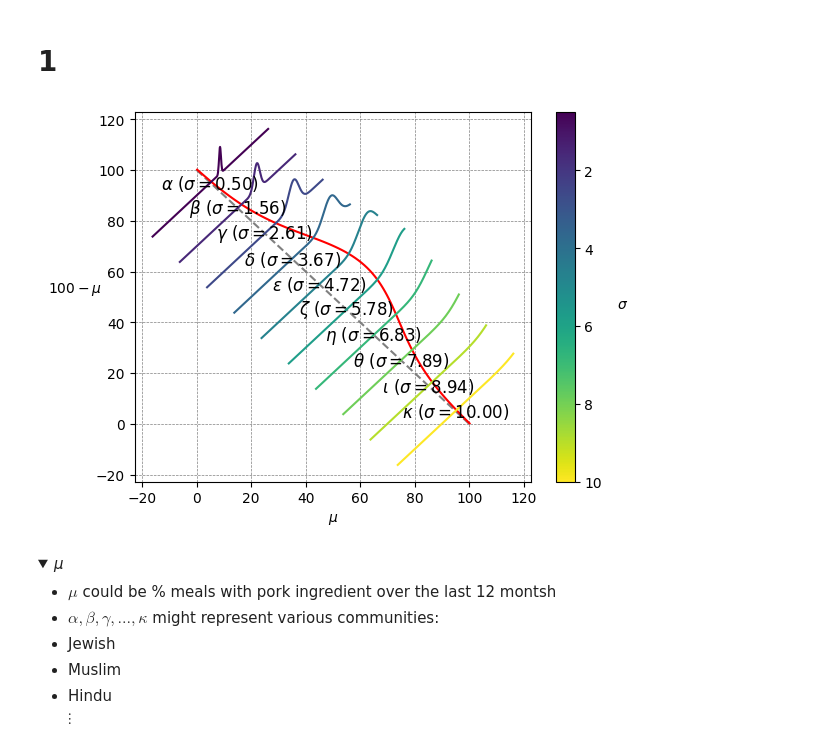
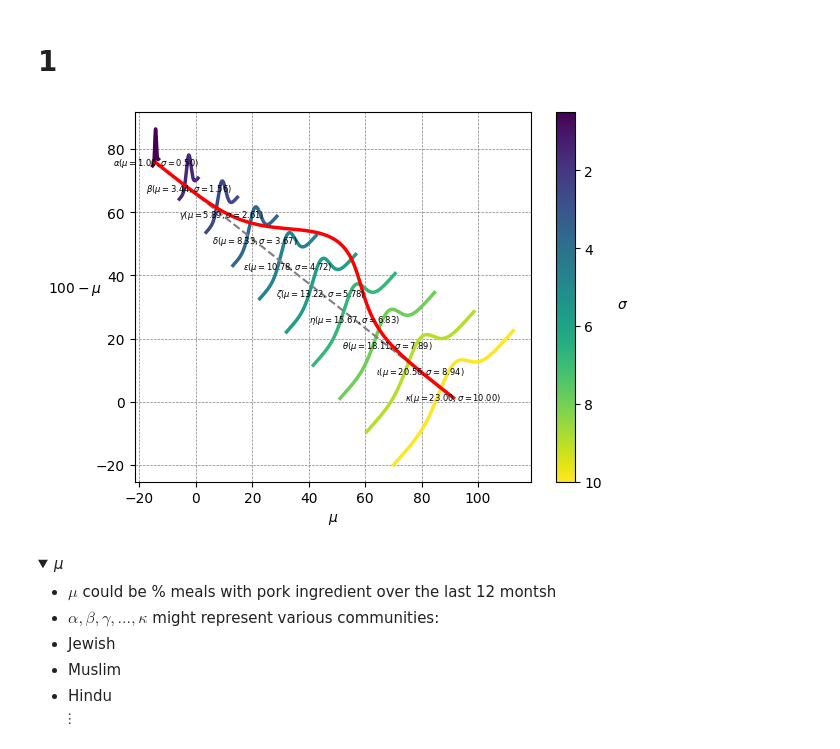
Before and after one commit to abikesa/apollonian, a Jupyter notebook: act_1/act_1_0/act_1_0_0/act_1_0_0_1.ipynb, the cells around one changed output. Saved outputs shown, nothing was run; the diff lists cells and outputs as text; code cells hidden in the pictures; folded sections open.

```diff
--- a/act_1/act_1_0/act_1_0_0/act_1_0_0_1.ipynb
+++ b/act_1/act_1_0/act_1_0_0/act_1_0_0_1.ipynb
@@ -6,70 +6,80 @@
 import matplotlib.pyplot as plt
 import numpy as np
 from matplotlib.cm import ScalarMappable
-import matplotlib.colors as mcolors
 
 # Define Gaussian Function
 def gaussian(x, mean, std_dev, amplitude=1):
-    return amplitude * np.exp(-0.5 * ((x - mean) / std_dev) ** 2)
+    return amplitude * np.exp(-0.9 * ((x - mean) / std_dev) ** 2)
 
-# Function to overlay Gaussian on the diagonal
-def overlay_gaussian_on_diagonal(ax, mean, std_dev, num_points=100):
-    x = np.linspace(0, 100, num_points)
-    y = gaussian(x, mean, std_dev, amplitude=std_dev)
-    x_translated = x + y / np.sqrt(2)
-    y_translated = 100 - x + y / np.sqrt(2)
-    ax.plot(x_translated, y_translated, color='red', label='Overlay Gaussian')
+# Function to overlay Gaussian on the diagonal based on start and end points
+def overlay_gaussian_on_line(ax, start, end, std_dev):
+    x_line = np.linspace(start[0], end[0], 100)
+    y_line = np.linspace(start[1], end[1], 100)
+    mean = np.mean(x_line)
+
+    y = gaussian(x_line, mean, std_dev, amplitude=std_dev)
+    ax.plot(x_line + y / np.sqrt(2), y_line + y / np.sqrt(2), color='red', linewidth=2.5)
 
 # Create the plot and axis object
 fig, ax = plt.subplots()
 
-# Add dashed diagonal line
-ax.plot([0, 100], [100, 0], linestyle='--', color='gray', label='Diagonal Line')
-
-# Overlay red Gaussian along diagonal
-mean = 50
-std_dev = 17
-overlay_gaussian_on_diagonal(ax, mean, std_dev)
-
-# Your other plotting code for multiple Gaussians
+# Create custom Gaussians
 intervals = np.linspace(0, 100, 11)
-custom_means = np.linspace(5, 50, 10)
+custom_means = np.linspace(1, 23, 10)
 custom_stds = np.linspace(.5, 10, 10)
-
 greek_letters = ['α', 'β', 'γ', 'δ', 'ε', 'ζ', 'η', 'θ', 'ι', 'κ']
 
+# Setup colormap
 cmap = plt.get_cmap('viridis')
 norm = plt.Normalize(custom_stds.min(), custom_stds.max())
 sm = ScalarMappable(cmap=cmap, norm=norm)
 sm.set_array([])
 
+# Create an empty list to hold median points
+median_points = []
+
+# Plot custom Gaussians
 for i in range(10):
     xi, xf = intervals[i], intervals[i+1]
-    x_center, y_center = (xi + xf) / 2, 100 - (xi + xf) / 2
-
-    x_curve = np.linspace(-30, 30, 400)
+    x_center, y_center = (xi + xf) / 2 - 20, 100 - (xi + xf) / 2 - 20
+    # Limit Gaussian curve to +/- 3 standard deviations
+    x_curve = np.linspace(custom_means[i] - 3 * custom_stds[i], custom_means[i] + 3 * custom_stds[i], 200)
     y_curve = gaussian(x_curve, custom_means[i], custom_stds[i], amplitude=15)
 
     x_gauss = x_center + x_curve / np.sqrt(2)
     y_gauss = y_center + y_curve / np.sqrt(2) + x_curve / np.sqrt(2)
 
-    ax.plot(x_gauss, y_gauss, color=cmap(norm(custom_stds[i])))
-    ax.text(x_center, y_center, f"${greek_letters[i]} \ (\sigma={custom_stds[i]:.2f})$", fontsize=12, ha='center', va='center')
+    ax.plot(x_gauss, y_gauss, color=cmap(norm(custom_stds[i])), linewidth=2.5)
+    ax.text(x_center + custom_means[i] / np.sqrt(2), y_center + custom_means[i] / np.sqrt(2), f"${greek_letters[i]} (\mu={custom_means[i]:.2f}, \sigma={custom_stds[i]:.2f})$", fontsize=6, ha='center', va='center')
+
+    # Add the median point to our list
+    median_points.append((x_center + custom_means[i] / np.sqrt(2), y_center + custom_means[i] / np.sqrt(2)))
+
+# Convert the list to a numpy array for plotting
+median_points = np.array(median_points)
+
+# Plot the dashed gray line through medians
+ax.plot(median_points[:, 0], median_points[:, 1], '--', color='grey')
+
+# Find the start and end points of the dashed gray line
+start_point = median_points[0, :]
+end_point = median_points[-1, :]
+
+# Overlay red Gaussian along the dashed gray line
+overlay_gaussian_on_line(ax, start_point, end_point, 17)
 
 # Grid and Legend
 ax.grid(True, linestyle='--', linewidth=0.5, color='grey')
 
 # Create reversed colormap for colorbar
 cbar = fig.colorbar(sm, ax=ax)
 cbar.set_label(r'$\sigma$', rotation=0, labelpad=15, fontstyle='italic')
-
-# Reverse the colorbar
 cbar.ax.invert_yaxis()
 
 # Add x and y axis titles
 ax.set_xlabel(r'$\mu$', fontstyle='italic')
 ax.set_ylabel(r'$100-\mu$', rotation=0, fontstyle='italic', labelpad=15)
 
 plt.show()
 # %% [output]
-[figure, old version]
+[figure, new version]
```
Also changed, not shown: parts of 1 cell of this notebook, 6 other files.
